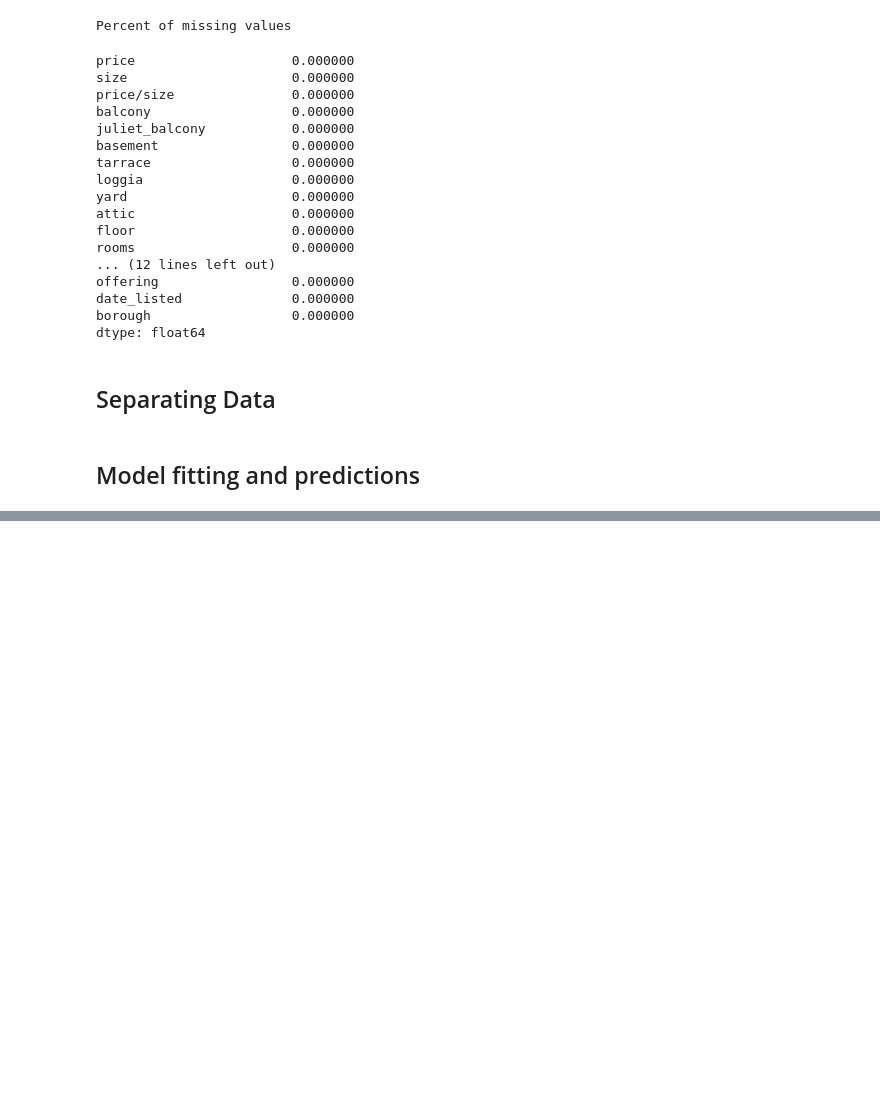
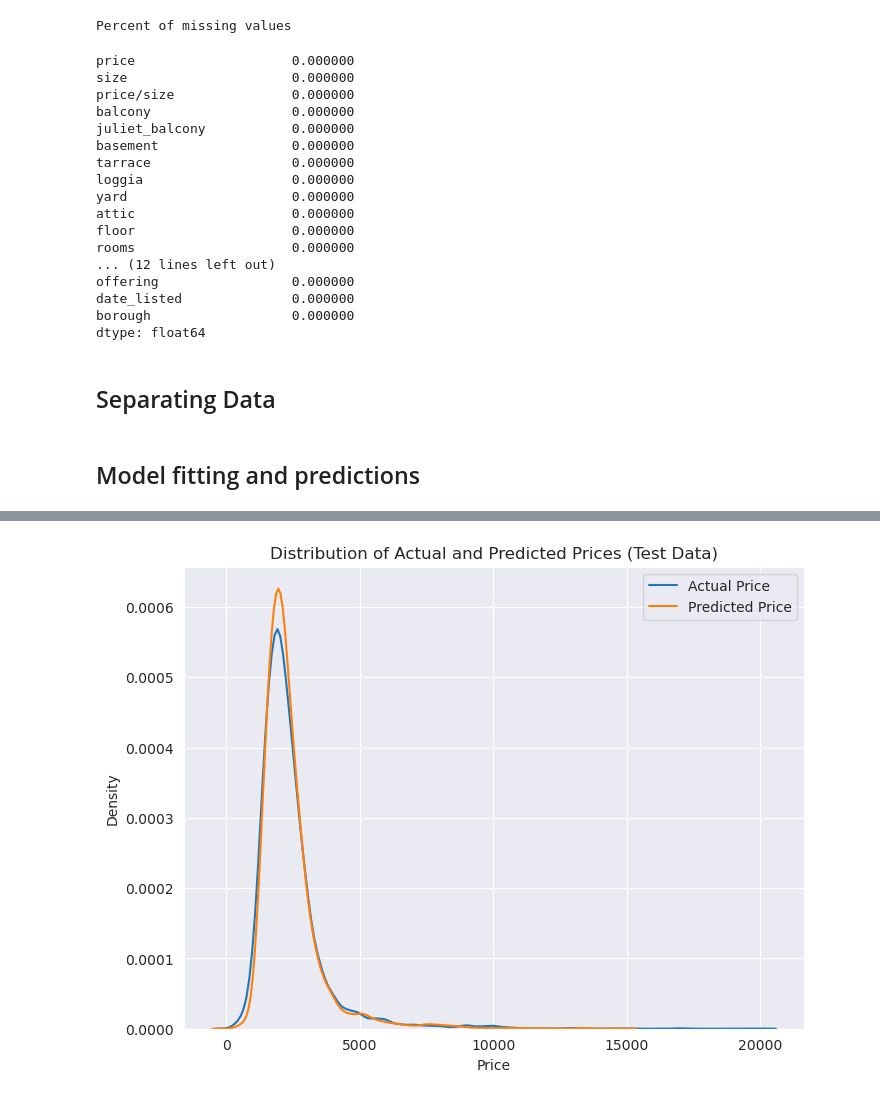
Before and after one commit to asKonar/Rental_Price_Prediction, a Jupyter notebook: rental-prices-analysis-and-prediction-model.ipynb, the cells around one changed output, grey strips where cells are left out. Drawn from its saved outputs; the diff is of its cells as text; code cells hidden in the pictures; blank space fills up the shorter version.

```diff
--- a/rental-prices-analysis-and-prediction-model.ipynb
+++ b/rental-prices-analysis-and-prediction-model.ipynb
@@ -489,0 +485,12 @@ plt.show()
+# %%
+# Distribution plot for actual and predicted prices
+plt.figure(figsize=(8, 6))
+sns.kdeplot(y_test, label='Actual Price')
+sns.kdeplot(preds, label='Predicted Price')
+plt.xlabel('Price')
+plt.ylabel('Density')
+plt.title('Distribution of Actual and Predicted Prices (Test Data)')
+plt.legend()
+plt.show()
+# %% [output]
+[figure, added]
```
Also changed, not shown: parts of 8 cells of this notebook.
